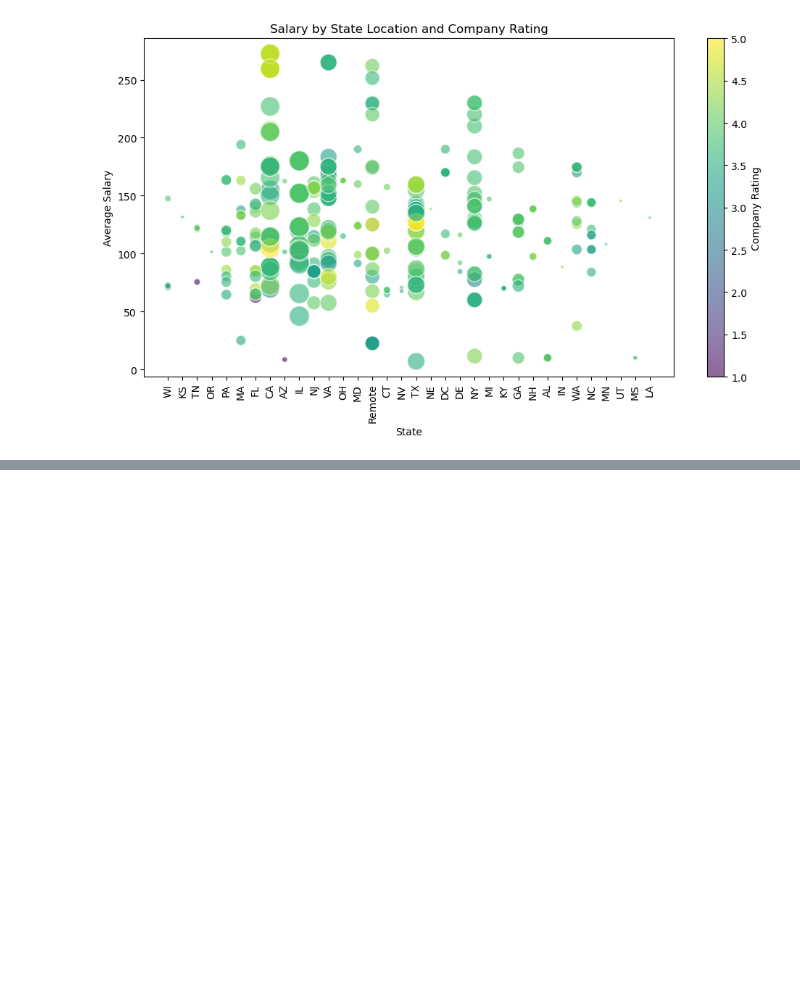
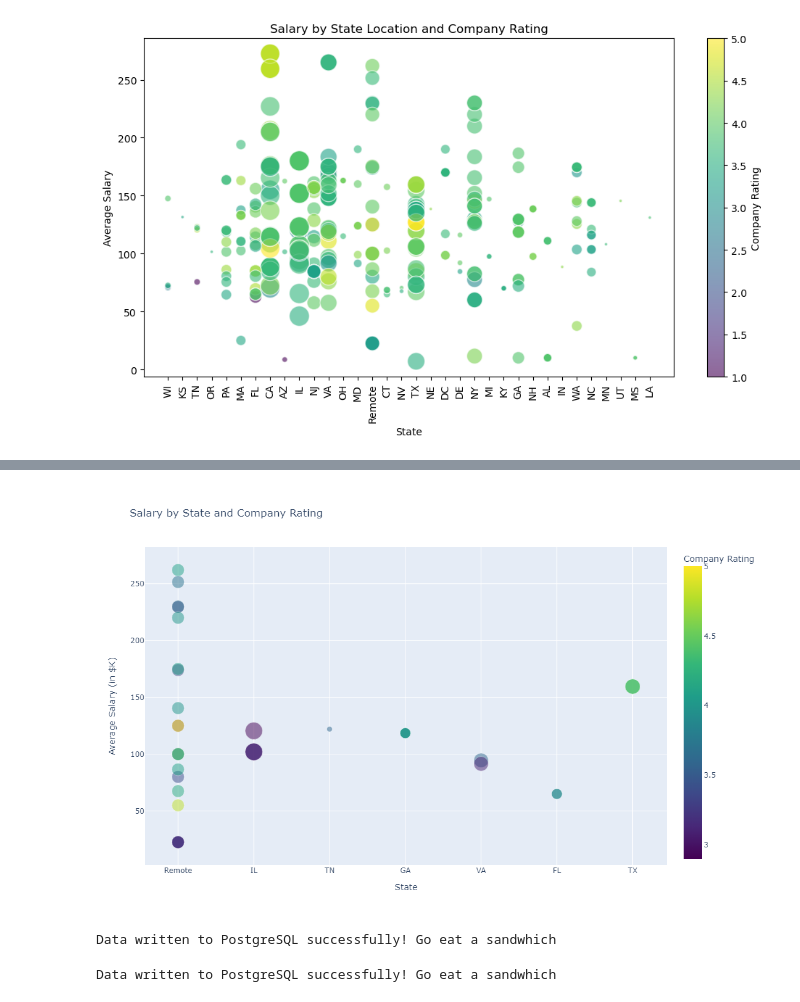
Before and after one commit to Robotrousers/Project3_JobsAnalysis, a Jupyter notebook: data_job_market.ipynb, the cells around one changed output, grey strips where cells are left out. Saved outputs shown, nothing was run; the diff lists cells and outputs as text; code cells hidden in the pictures; blank space fills up the shorter version.

```diff
--- a/data_job_market.ipynb
+++ b/data_job_market.ipynb
@@ -391,0 +403,20 @@ fig.show()
+# %%
+# plotlty express scatter
+remote_fig = px.scatter(
+    remote_df,
+    x='State', y='Average Salary',
+    size='Postings', color='Company Rating',
+    hover_name='Company Name',
+    hover_data=['Company Rating', 'Job Category'],
+    title='Salary by State and Company Rating',
+    labels={'State': 'State', 'Job Category': 'Position', 'Average Salary': 'Average Salary (in $K)','Remote':'Remote'},
+    color_continuous_scale=px.colors.sequential.Viridis,
+    height=700
+)
+# add interaction popup with a white border
+remote_fig.update_traces(marker=dict(opacity=.5,
+                              line=dict(width=.5,
+                                        color='white')))
+remote_fig.show()
+# %% [output]
+[figure, added]
@@ -391,0 +425,28 @@ fig.show()
+# %%
+from sqlalchemy import create_engine
+
+# Create an engine to connect to PostgreSQL
+engine = create_engine('postgresql://postgres:postgres@localhost:5432/job_data')
+
+data = remote_df
+
+# Writing the data to a new table in the PostgreSQL database
+data.to_sql('remote_job_data', engine, if_exists='replace', index=False)
+
+print("Data written to PostgreSQL successfully! Go eat a sandwhich")
+# %% [output]
+Data written to PostgreSQL successfully! Go eat a sandwhich
+# %%
+from sqlalchemy import create_engine
+
+# Create an engine to connect to PostgreSQL
+engine = create_engine('postgresql://postgres:postgres@localhost:5432/job_data')
+
+data = clean_df
+
+# Writing the data to a new table in the PostgreSQL database
+data.to_sql('job_data', engine, if_exists='replace', index=False)
+
+print("Data written to PostgreSQL successfully! Go eat a sandwhich")
+# %% [output]
+Data written to PostgreSQL successfully! Go eat a sandwhich
```
Also changed, not shown: parts of 5 cells of this notebook, 2 other files.
